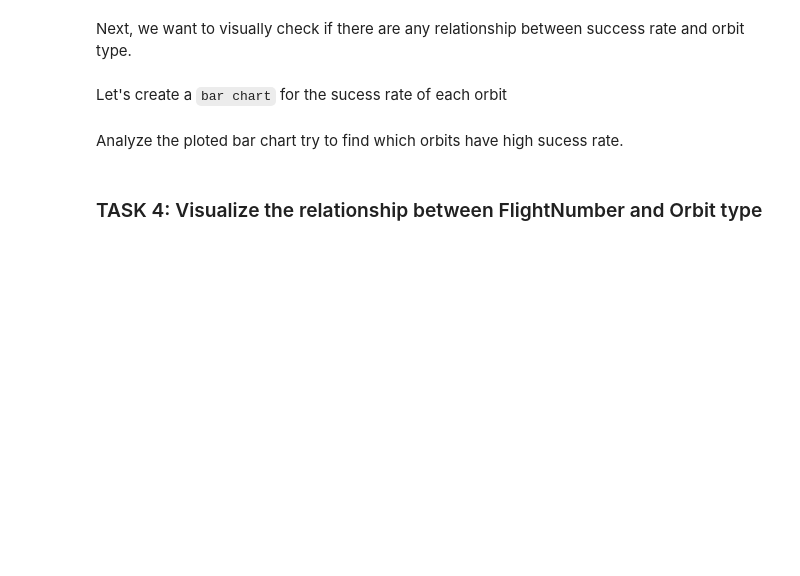
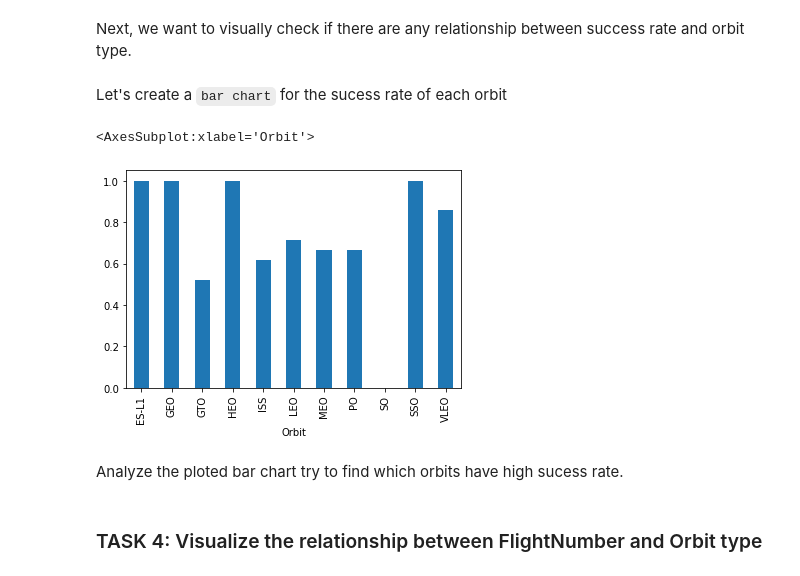
Before and after one commit to JeroenBroeders123/DataScienceCapstone, a Jupyter notebook: EDA data visualization.ipynb, the cells around one changed output. Saved outputs shown, nothing was run; the diff lists cells and outputs as text; code cells hidden in the pictures; blank space fills up the shorter version.

```diff
--- a/EDA data visualization.ipynb
+++ b/EDA data visualization.ipynb
@@ -116,6 +116,10 @@ Next, we want to visually check if there are any relationship between success ra
 Let's create a `bar chart` for the sucess rate of each orbit
 # %%
 # HINT use groupby method on Orbit column and get the mean of Class column
+df.groupby("Orbit").mean()['Class'].plot(kind='bar')
+# %% [output]
+<AxesSubplot:xlabel='Orbit'>
+[figure, added]
 # %% [markdown]
 Analyze the ploted bar chart try to find which orbits have high sucess rate.
 # %% [markdown]
```
Also changed, not shown: parts of 2 cells of this notebook.
